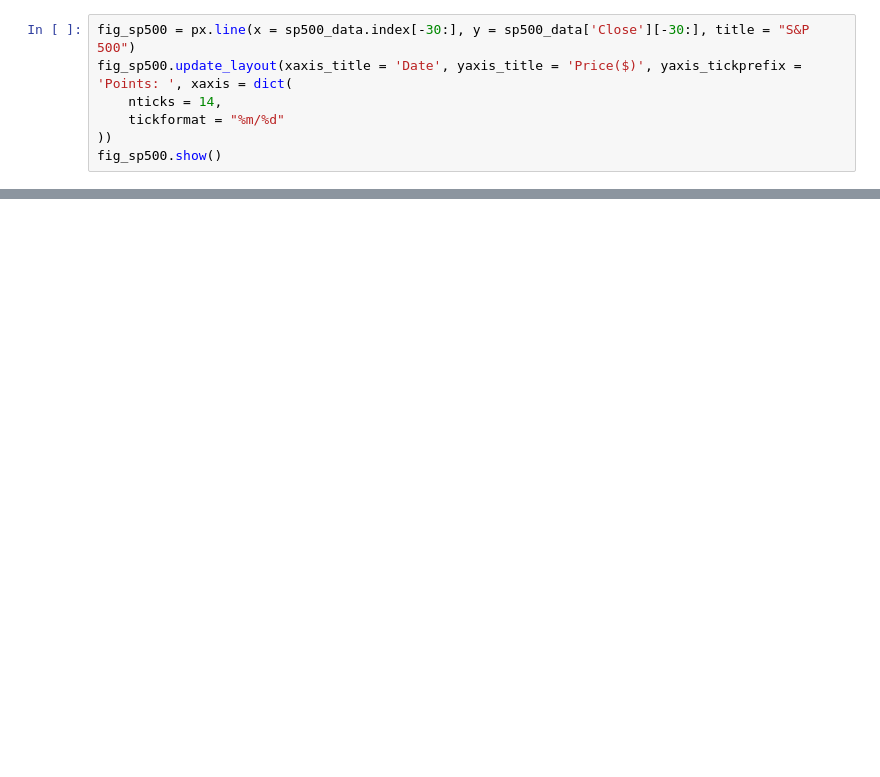
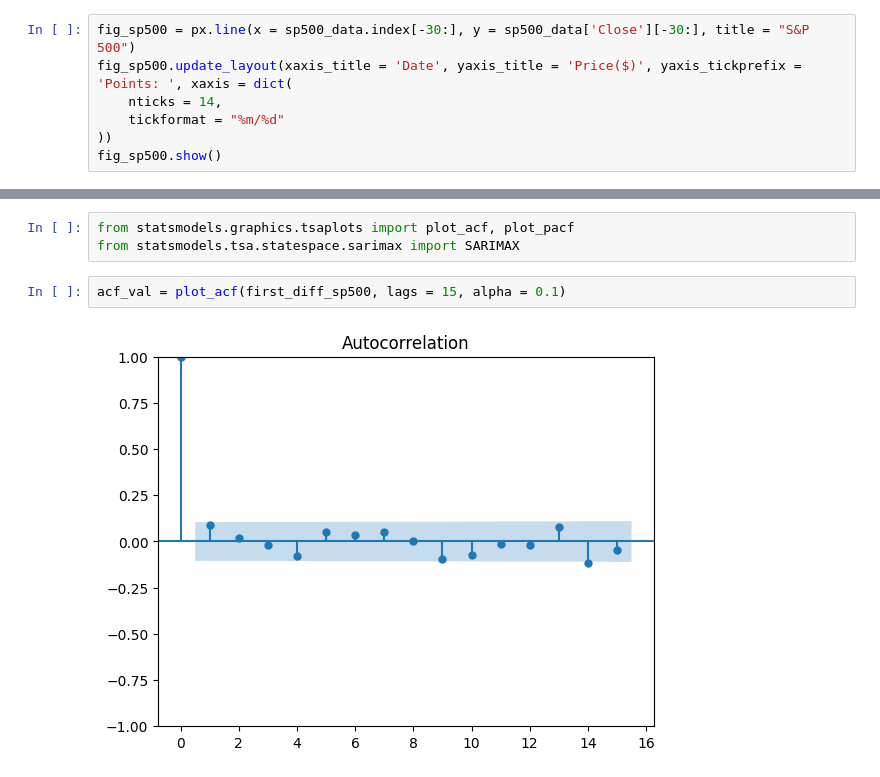
Before and after one commit to der-amit/Stock-Analysis, a Jupyter notebook: stock_analysis.ipynb, the cells around one changed output, grey strips where cells are left out. Cells and saved outputs as stored; diff of their text form; blank space fills up the shorter version.

Commit message:
sarima model

```diff
--- a/stock_analysis.ipynb
+++ b/stock_analysis.ipynb
@@ -89,0 +134,7 @@ fig_sp500.show()
+# %%
+from statsmodels.graphics.tsaplots import plot_acf, plot_pacf
+from statsmodels.tsa.statespace.sarimax import SARIMAX
+# %%
+acf_val = plot_acf(first_diff_sp500, lags = 15, alpha = 0.1)
+# %% [output]
+[figure, added]
```
Also changed, not shown: parts of 19 cells of this notebook.
